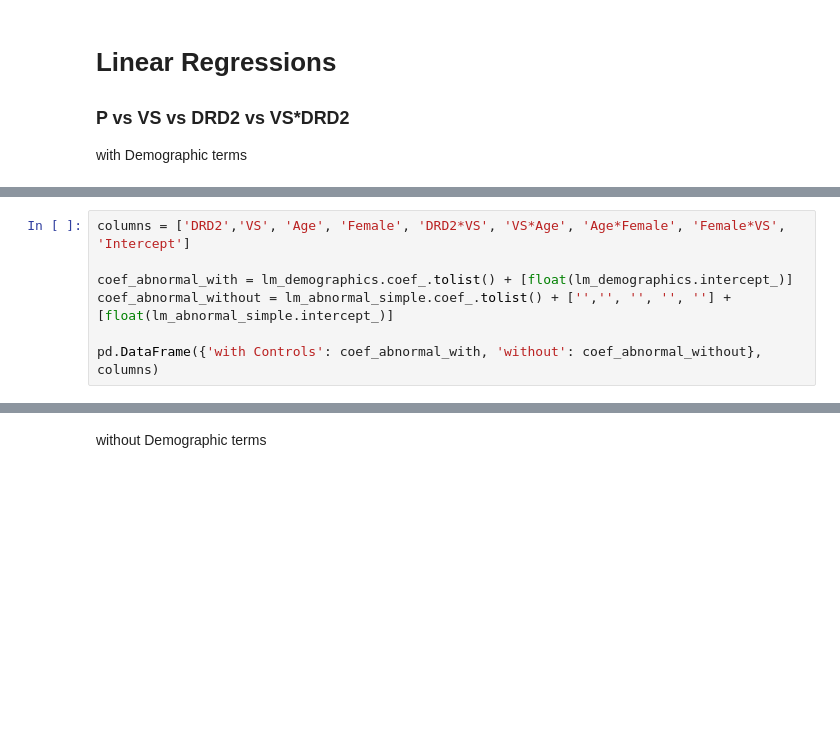
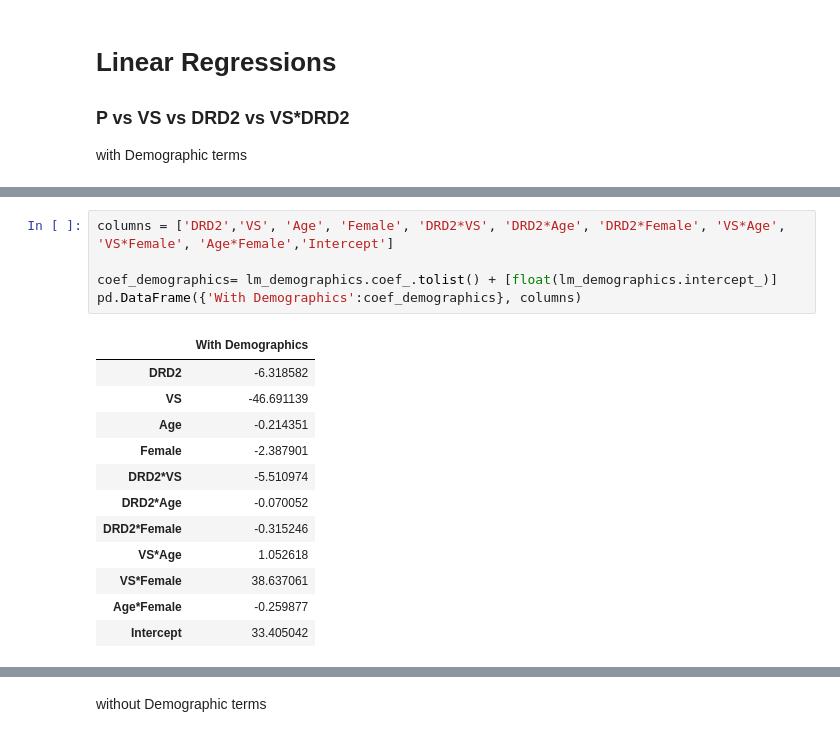
Before and after one commit to cbanuelos/DRD2_Abnormal_Learning, a Jupyter notebook: DataAnalysis.ipynb, the cells around one changed output, grey strips where cells are left out. Saved outputs shown, nothing was run; the diff lists cells and outputs as text; blank space fills up the shorter version.

```diff
--- a/DataAnalysis.ipynb
+++ b/DataAnalysis.ipynb
@@ -296,7 +343,18 @@ NameError: name 'interaction_powers_' is not defined
 # %%
-columns = ['DRD2','VS', 'Age', 'Female', 'DRD2*VS', 'VS*Age', 'Age*Female', 'Female*VS', 'Intercept']
+columns = ['DRD2','VS', 'Age', 'Female', 'DRD2*VS', 'DRD2*Age', 'DRD2*Female', 'VS*Age', 'VS*Female', 'Age*Female','Intercept']
 
-coef_abnormal_with = lm_demographics.coef_.tolist() + [float(lm_demographics.intercept_)]
-coef_abnormal_without = lm_abnormal_simple.coef_.tolist() + ['','', '', '', ''] + [float(lm_abnormal_simple.intercept_)]
-
-pd.DataFrame({'with Controls': coef_abnormal_with, 'without': coef_abnormal_without}, columns)
+coef_demographics= lm_demographics.coef_.tolist() + [float(lm_demographics.intercept_)]
+pd.DataFrame({'With Demographics':coef_demographics}, columns)
+# %% [output]
+|  | With Demographics |
+| DRD2 | -6.318582 |
+| VS | -46.691139 |
+| Age | -0.214351 |
+| Female | -2.387901 |
+| DRD2*VS | -5.510974 |
+| DRD2*Age | -0.070052 |
+| DRD2*Female | -0.315246 |
+| VS*Age | 1.052618 |
+| VS*Female | 38.637061 |
+| Age*Female | -0.259877 |
+| Intercept | 33.405042 |
```
Also changed, not shown: parts of 17 cells of this notebook, 1 other file.
